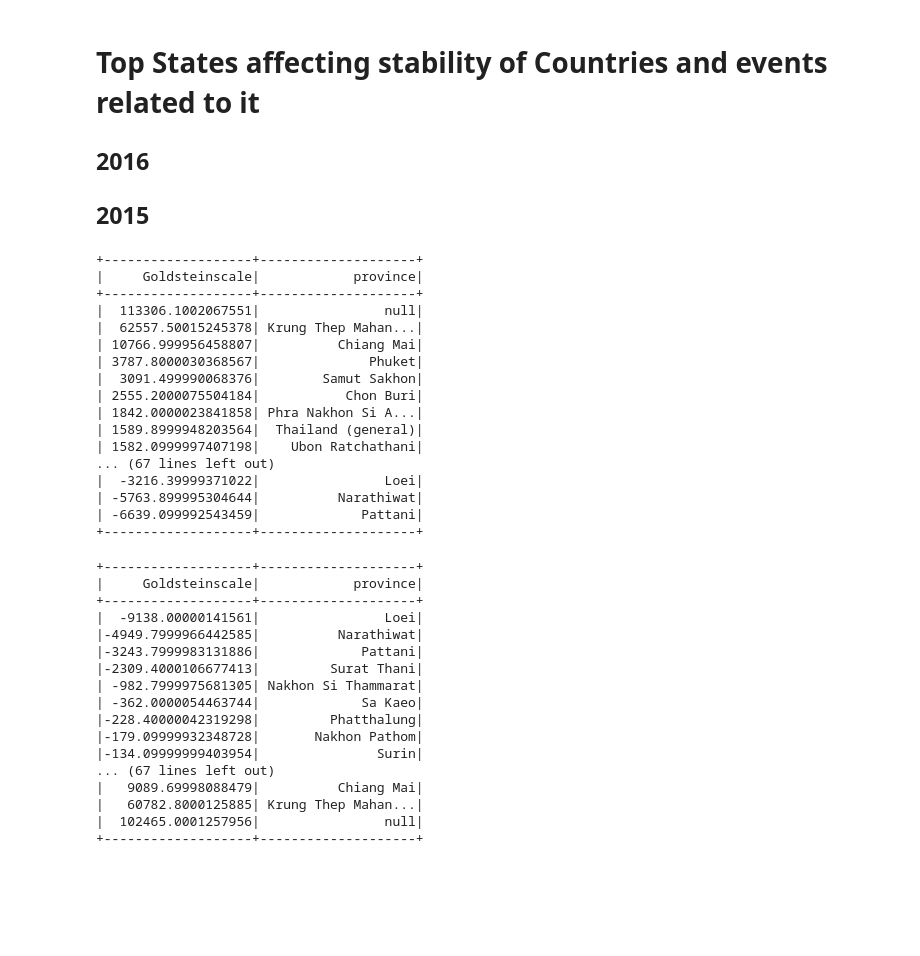
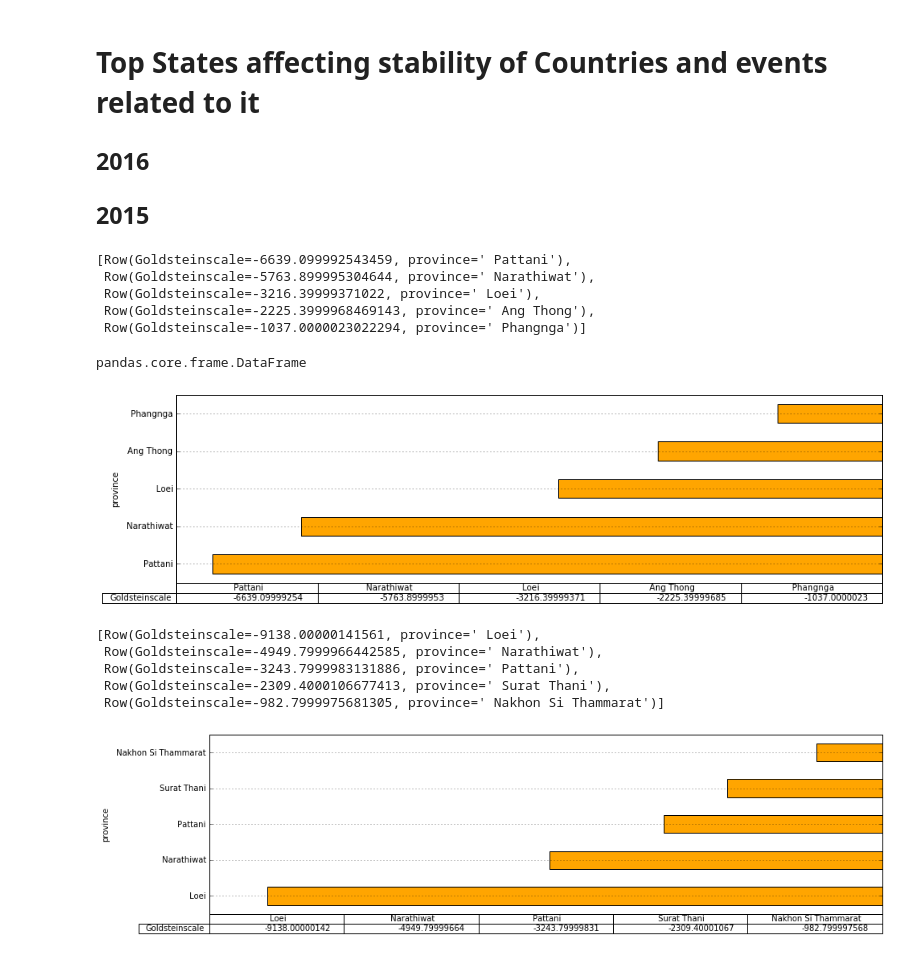
Before and after one commit to bkommineni/CS686-GDELT-Event-Analysis, a Jupyter notebook: dev-surada/P3-D2-Surada.ipynb, the cells around one changed output. Saved outputs shown, nothing was run; the diff lists cells and outputs as text; code cells hidden in the pictures; blank space fills up the shorter version.

```diff
--- a/dev-surada/P3-D2-Surada.ipynb
+++ b/dev-surada/P3-D2-Surada.ipynb
@@ -404,23 +404,29 @@ TH_Affect.show(10,False)
 split_state = spark.sql('select ActionGeo_FullName from GDELT where ActionGeo_CountryCode ="TH"')
 split_state.count()
 # %%
-test_2016 = spark.sql('select  sum(Goldsteinscale) as Goldsteinscale, split(ActionGeo_FullName, ",")[1] as province from GDELT where ActionGeo_CountryCode ="TH" group by province order by Goldsteinscale DESC')
-test_2016.show(1000)
+test_2016 = spark.sql('select  sum(Goldsteinscale) as Goldsteinscale, split(ActionGeo_FullName, ",")[1] as province from GDELT where ActionGeo_CountryCode ="TH" group by province order by Goldsteinscale ASC')
+test_2016.take(5)
 # %% [output]
-+-------------------+--------------------+
-|     Goldsteinscale|            province|
-+-------------------+--------------------+
-|  113306.1002067551|                null|
-|  62557.50015245378| Krung Thep Mahan...|
-| 10766.999956458807|          Chiang Mai|
-| 3787.8000030368567|              Phuket|
-|  3091.499990068376|        Samut Sakhon|
-| 2555.2000075504184|           Chon Buri|
-| 1842.0000023841858| Phra Nakhon Si A...|
-| 1589.8999948203564|  Thailand (general)|
-| 1582.0999997407198|    Ubon Ratchathani|
-... (67 lines left out)
-|  -3216.39999371022|                Loei|
-| -5763.899995304644|          Narathiwat|
-| -6639.099992543459|             Pattani|
-+-------------------+--------------------+
+[Row(Goldsteinscale=-6639.099992543459, province=' Pattani'),
+ Row(Goldsteinscale=-5763.899995304644, province=' Narathiwat'),
+ Row(Goldsteinscale=-3216.39999371022, province=' Loei'),
+ Row(Goldsteinscale=-2225.3999968469143, province=' Ang Thong'),
+ Row(Goldsteinscale=-1037.0000023022294, province=' Phangnga')]
+# %%
+import matplotlib.pyplot as plt
+import numpy as np
+import pandas as pd
+%matplotlib inline
+
+pdf1=test_2016.toPandas()
+# %%
+pdf1_5=pdf1.head(5)
+# %% [output]
+pandas.core.frame.DataFrame
+# %%
+barh_2016=pdf1_5.plot(kind='barh',x='province',y='Goldsteinscale',color='orange',table=True,legend=None,figsize=(15,4),grid=True)
+ax1 = plt.axes()
+x_axis = ax1.axes.get_xaxis()
+x_axis.set_visible(False)
+# %% [output]
+[figure, added]
@@ -427,21 +436,9 @@ test_2016.show(1000)
 # %%
 test_2015 = spark.sql('select  sum(Goldsteinscale) as Goldsteinscale, split(ActionGeo_FullName, ",")[1] as province from GDELT where ActionGeo_CountryCode ="TH" group by province order by Goldsteinscale ASC')
-test_2015.show(1000)
+test_2015.take(5)
 # %% [output]
-+-------------------+--------------------+
-|     Goldsteinscale|            province|
-+-------------------+--------------------+
-|  -9138.00000141561|                Loei|
-|-4949.7999966442585|          Narathiwat|
-|-3243.7999983131886|             Pattani|
-|-2309.4000106677413|         Surat Thani|
-| -982.7999975681305| Nakhon Si Thammarat|
-| -362.0000054463744|             Sa Kaeo|
-|-228.40000042319298|         Phatthalung|
-|-179.09999932348728|       Nakhon Pathom|
-|-134.09999999403954|               Surin|
-... (67 lines left out)
-|   9089.69998088479|          Chiang Mai|
-|   60782.8000125885| Krung Thep Mahan...|
-|  102465.0001257956|                null|
-+-------------------+--------------------+
+[Row(Goldsteinscale=-9138.00000141561, province=' Loei'),
+ Row(Goldsteinscale=-4949.7999966442585, province=' Narathiwat'),
+ Row(Goldsteinscale=-3243.7999983131886, province=' Pattani'),
+ Row(Goldsteinscale=-2309.4000106677413, province=' Surat Thani'),
+ Row(Goldsteinscale=-982.7999975681305, province=' Nakhon Si Thammarat')]
@@ -447,0 +448,7 @@ test_2015.show(1000)
+# %%
+barh_2015=pdf2_5.plot(kind='barh',x='province',y='Goldsteinscale',color='orange',table=True,legend=None,figsize=(15,4),grid=True)
+ax2 = plt.axes()
+x_axis = ax2.axes.get_xaxis()
+x_axis.set_visible(False)
+# %% [output]
+[figure, added]
```
Also changed, not shown: parts of 6 cells of this notebook.
